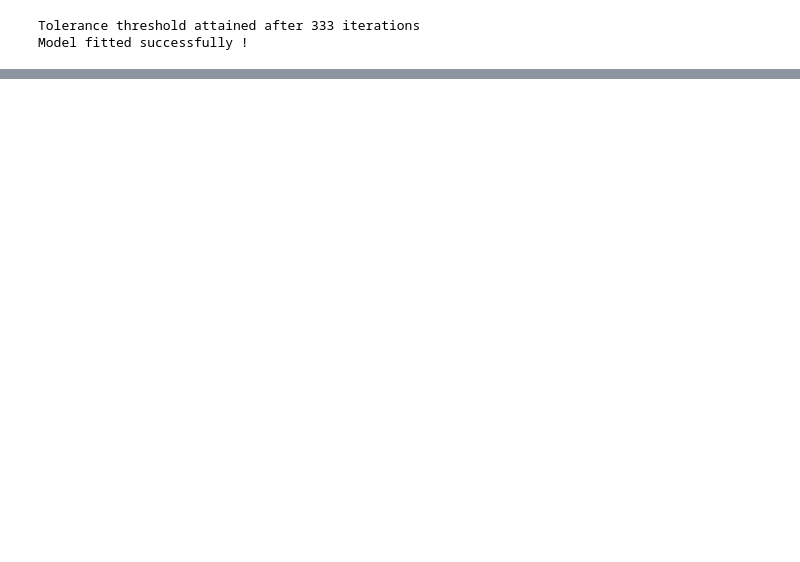
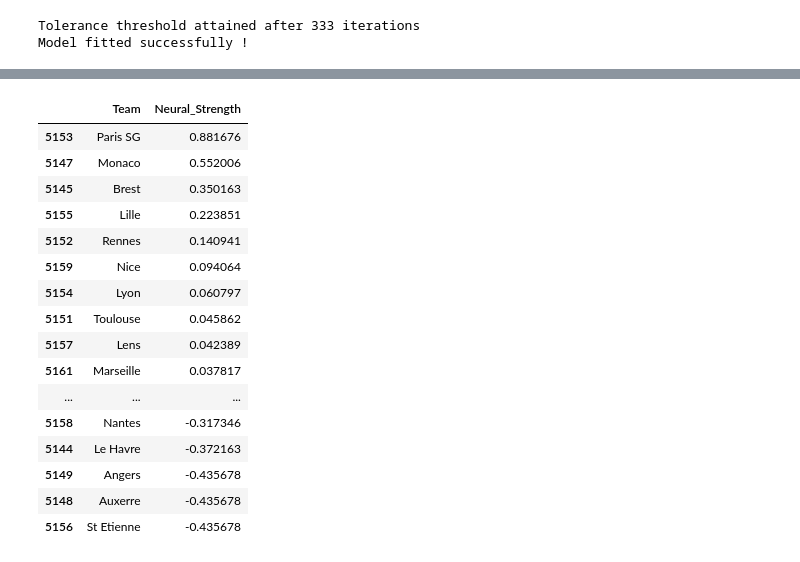
Before and after one commit to plemvan/Learning-Latent-Football-Team-Strengths, a Jupyter notebook: new_main.ipynb, the cells around one changed output, grey strips where cells are left out. Saved outputs shown, nothing was run; the diff lists cells and outputs as text; code cells hidden in the pictures; blank space fills up the shorter version.

```diff
--- a/new_main.ipynb
+++ b/new_main.ipynb
@@ -129,0 +154,78 @@ np.float64(1.0986122886681071)
+# %%
+from Neural_Bradley_Terry.NeuralBT import NeuralBradleyTerry
+import torch
+
+# ==============================================================================
+# 2. CHARGEMENT ET PRÉPARATION DES DONNÉES
+# ==============================================================================
+# On charge le fichier final créé précédemment
+df = pd.read_csv("Data/dataset_final_training.csv")
+
+# Liste des features (Assurez-vous que ces colonnes existent dans votre CSV)
+# Note : on utilise les noms de base, on rajoutera _Home et _Away après
+feature_names = [
+    'Log_Market_Value',      # Structurel
+    'Strength_Rank_Based',   # Historique
+    'Pythagorean_Exp',       # Forme théorique
+    'Avg_Goals_Scored',      # Attaque
+    'Home_Dependency'        # Domicile
+]
+
+# Création des matrices X_home, X_away et y
+# On prend toutes les données (Train + Test mélangés pour cet exemple simple)
+X_home = df[[f"{col}_Home" for col in feature_names]].values.astype(np.float32)
+X_away = df[[f"{col}_Away" for col in feature_names]].values.astype(np.float32)
+y = df['Target'].values.astype(np.float32)
+
+# ==============================================================================
+# 3. ENTRAÎNEMENT
+# ==============================================================================
+model = NeuralBradleyTerry(input_dim=len(feature_names))
+model.fit(X_home, X_away, y, epochs=500)
+
+# ==============================================================================
+# 4. OBTENIR LES FORCES (Ce que vous demandez)
+# ==============================================================================
+
+def get_season_ranking(model, df_full, target_season, feature_cols):
+    """
+    Extrait les forces des équipes pour une saison précise.
+    """
+    # 1. On filtre pour garder une seule ligne par équipe pour cette saison
+    # On utilise les infos "Home" pour avoir les stats de l'équipe
+    unique_teams = df_full[df_full['Season'] == target_season].drop_duplicates(subset=['HomeTeam'])
+
+    if unique_teams.empty:
+        print(f"Aucune donnée trouvée pour la saison {target_season}")
+        return None
+
+    # 2. Préparation des features de ces équipes
+    cols_home = [f"{col}_Home" for col in feature_cols]
+    X_teams = unique_teams[cols_home].values.astype(np.float32)
+
+    # 3. Le modèle prédit la force !
+    model.eval()
+    with torch.no_grad():
+        strengths = model.forward(torch.tensor(X_teams)).numpy().flatten()
+
+        strengths = strengths - np.mean(strengths)  # Centrage pour interprétation relative
+
+        print(f"Moyennes des forces {np.mean(strengths)}")
+
+    # 4. Création du tableau de résultat
+    ranking = pd.DataFrame({
+        'Team': unique_teams['HomeTeam'],
+        'Neural_Strength': strengths
+        })
+
+        # On trie du plus fort au plus faible
+    return ranking.sort_values(by='Neural_Strength', ascending=False)
+
+# --- EXEMPLE : CLASSEMENT POUR LA DERNIÈRE SAISON DU FICHIER ---
+last_season = '2024-2025' # Ex: "22-23" ou "2022" selon votre format
+print(f"\n--- CLASSEMENT NEURAL POUR LA SAISON {last_season} ---")
+
+ranking = get_season_ranking(model, df, last_season, feature_names)
+
+ranking
+# %% [output]
@@ -129,0 +247,17 @@ np.float64(1.0986122886681071)
+|  | Team | Neural_Strength |
+| 5153 | Paris SG | 0.881676 |
+| 5147 | Monaco | 0.552006 |
+| 5145 | Brest | 0.350163 |
+| 5155 | Lille | 0.223851 |
+| 5152 | Rennes | 0.140941 |
+| 5159 | Nice | 0.094064 |
+| 5154 | Lyon | 0.060797 |
+| 5151 | Toulouse | 0.045862 |
+| 5157 | Lens | 0.042389 |
+| 5161 | Marseille | 0.037817 |
+| ... | ... | ... |
+| 5158 | Nantes | -0.317346 |
+| 5144 | Le Havre | -0.372163 |
+| 5149 | Angers | -0.435678 |
+| 5148 | Auxerre | -0.435678 |
+| 5156 | St Etienne | -0.435678 |
```
Also changed, not shown: parts of 7 cells of this notebook, 7 other files.
